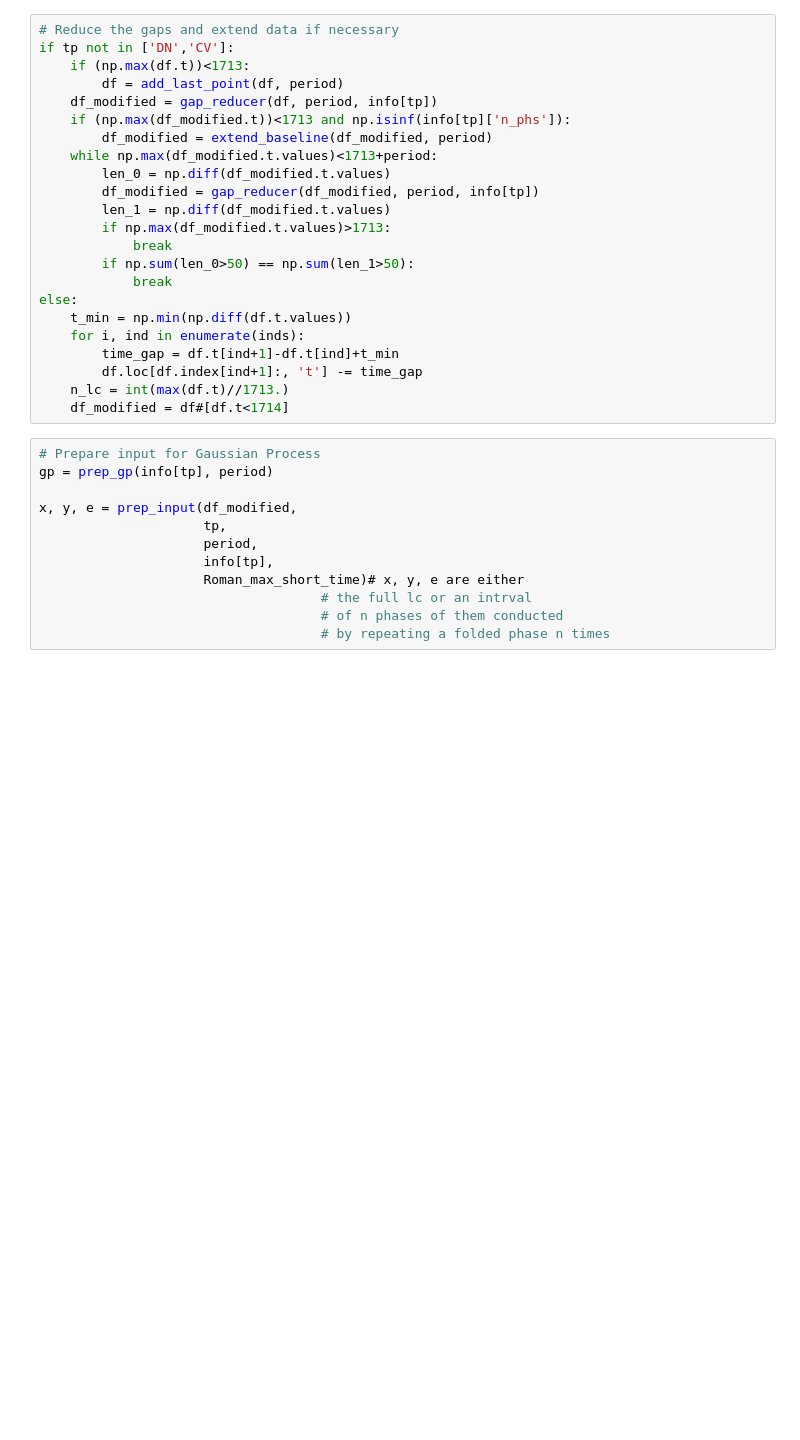
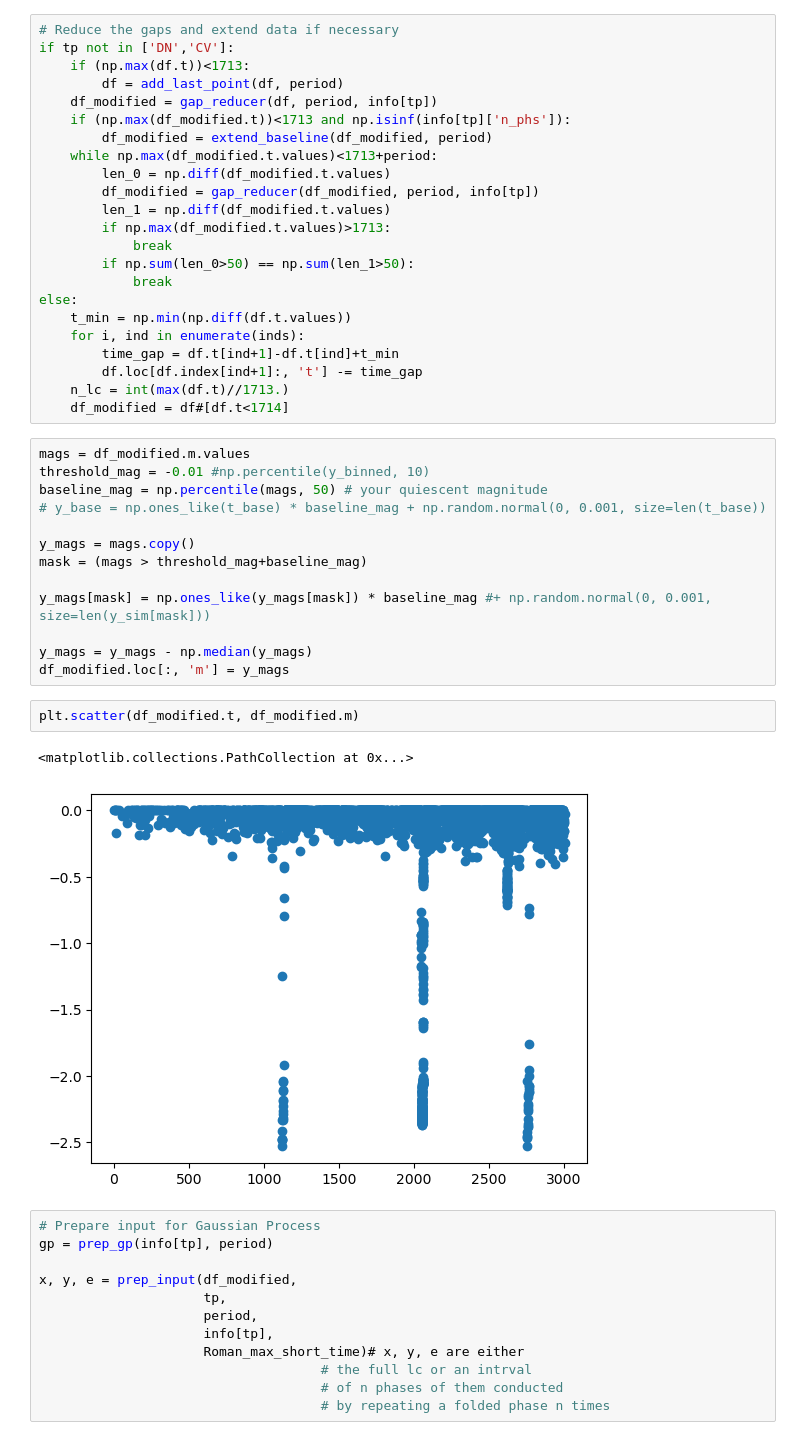
Before and after one commit to Somayeh91/Roman_lc_gen, a Jupyter notebook: example_OGLE_to_Roman_time_sampling.ipynb, the cells around one changed output. Saved outputs shown, nothing was run; the diff lists cells and outputs as text; blank space fills up the shorter version.

```diff
--- a/example_OGLE_to_Roman_time_sampling.ipynb
+++ b/example_OGLE_to_Roman_time_sampling.ipynb
@@ -126,6 +145,24 @@ else:
         df.loc[df.index[ind+1]:, 't'] -= time_gap
     n_lc = int(max(df.t)//1713.)
     df_modified = df#[df.t<1714]
+# %%
+mags = df_modified.m.values
+threshold_mag = -0.01 #np.percentile(y_binned, 10)
+baseline_mag = np.percentile(mags, 50) # your quiescent magnitude
+# y_base = np.ones_like(t_base) * baseline_mag + np.random.normal(0, 0.001, size=len(t_base))
+
+y_mags = mags.copy()
+mask = (mags > threshold_mag+baseline_mag)
+
+y_mags[mask] = np.ones_like(y_mags[mask]) * baseline_mag #+ np.random.normal(0, 0.001, size=len(y_sim[mask]))
+
+y_mags = y_mags - np.median(y_mags)
+df_modified.loc[:, 'm'] = y_mags
+# %%
+plt.scatter(df_modified.t, df_modified.m)
+# %% [output]
+<matplotlib.collections.PathCollection at 0x...>
+[figure, added]
 # %%
 # Prepare input for Gaussian Process
 gp = prep_gp(info[tp], period)
```
Also changed, not shown: parts of 28 cells of this notebook, 9 other files.
